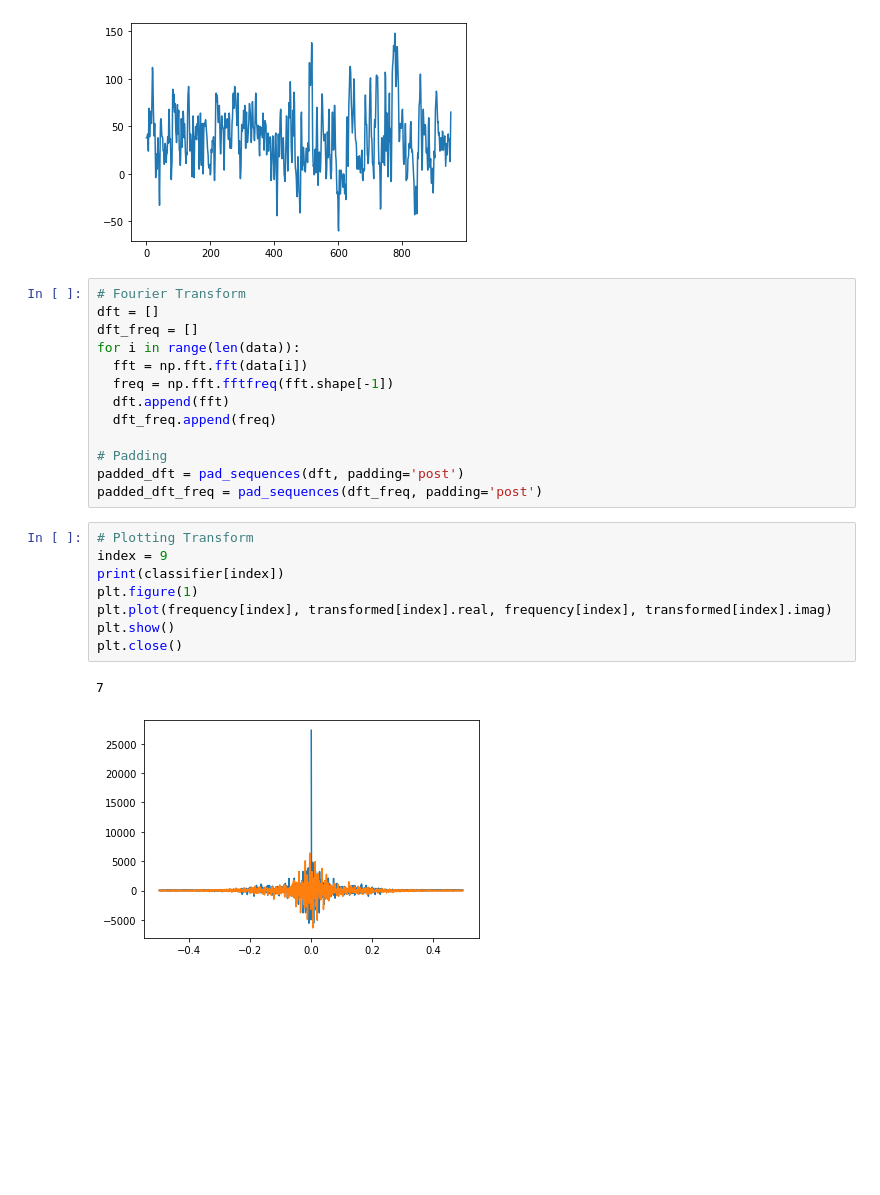
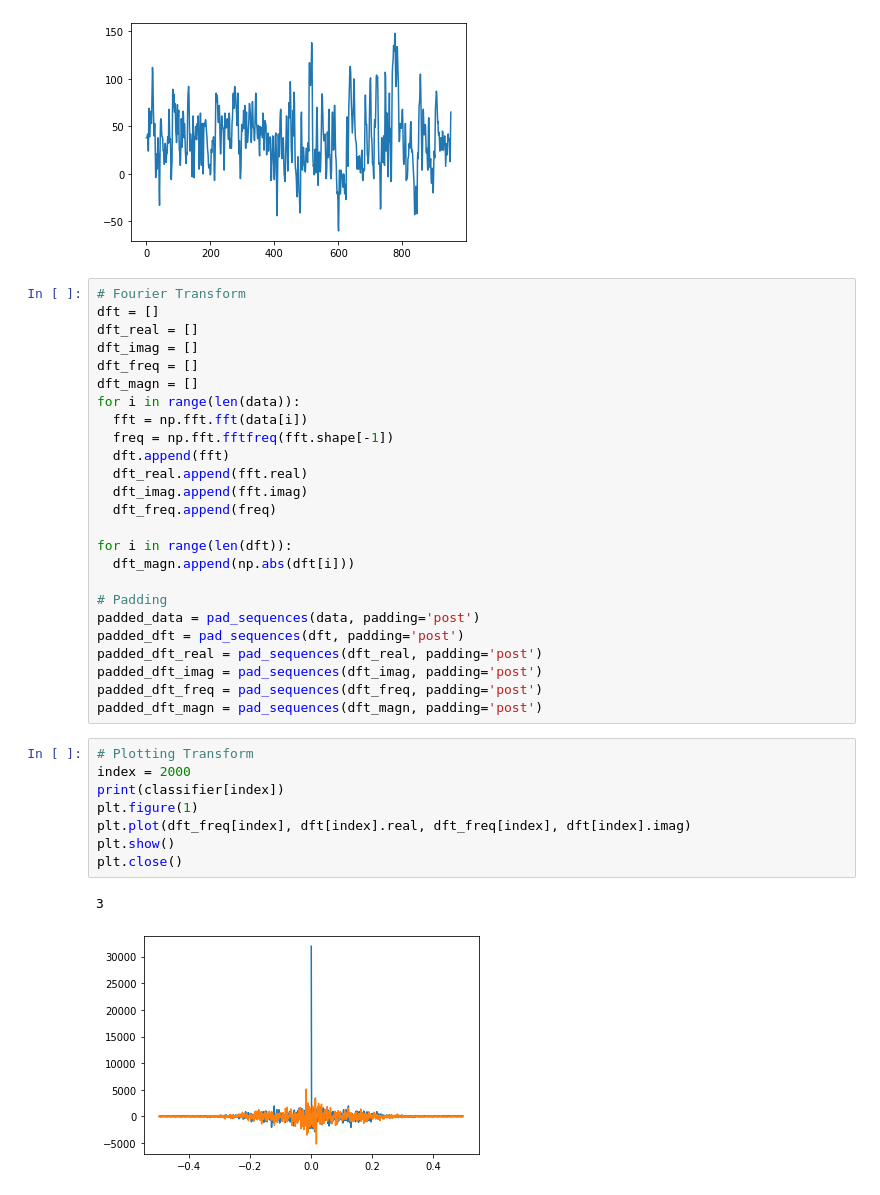
Before and after one commit to BCIPRO/Test, a Jupyter notebook: WensenTest.ipynb, the cells around one changed output. Drawn from its saved outputs; the diff is of its cells as text; blank space fills up the shorter version.

```diff
--- a/WensenTest.ipynb
+++ b/WensenTest.ipynb
@@ -86,25 +88,37 @@ Min Datasize:  441
 # %%
 # Fourier Transform
 dft = []
+dft_real = []
+dft_imag = []
 dft_freq = []
+dft_magn = []
 for i in range(len(data)):
   fft = np.fft.fft(data[i])
   freq = np.fft.fftfreq(fft.shape[-1])
   dft.append(fft)
+  dft_real.append(fft.real)
+  dft_imag.append(fft.imag)
   dft_freq.append(freq)
 
+for i in range(len(dft)):
+  dft_magn.append(np.abs(dft[i]))
+
 # Padding
+padded_data = pad_sequences(data, padding='post')
 padded_dft = pad_sequences(dft, padding='post')
+padded_dft_real = pad_sequences(dft_real, padding='post')
+padded_dft_imag = pad_sequences(dft_imag, padding='post')
 padded_dft_freq = pad_sequences(dft_freq, padding='post')
+padded_dft_magn = pad_sequences(dft_magn, padding='post')
 # %%
 # Plotting Transform
-index = 9
+index = 2000
 print(classifier[index])
 plt.figure(1)
-plt.plot(frequency[index], transformed[index].real, frequency[index], transformed[index].imag)
+plt.plot(dft_freq[index], dft[index].real, dft_freq[index], dft[index].imag)
 plt.show()
 plt.close()
 # %% [output]
-7
+3
-[figure, old version]
+[figure, new version]
 # %%
```
Also changed, not shown: parts of 3 cells of this notebook.
